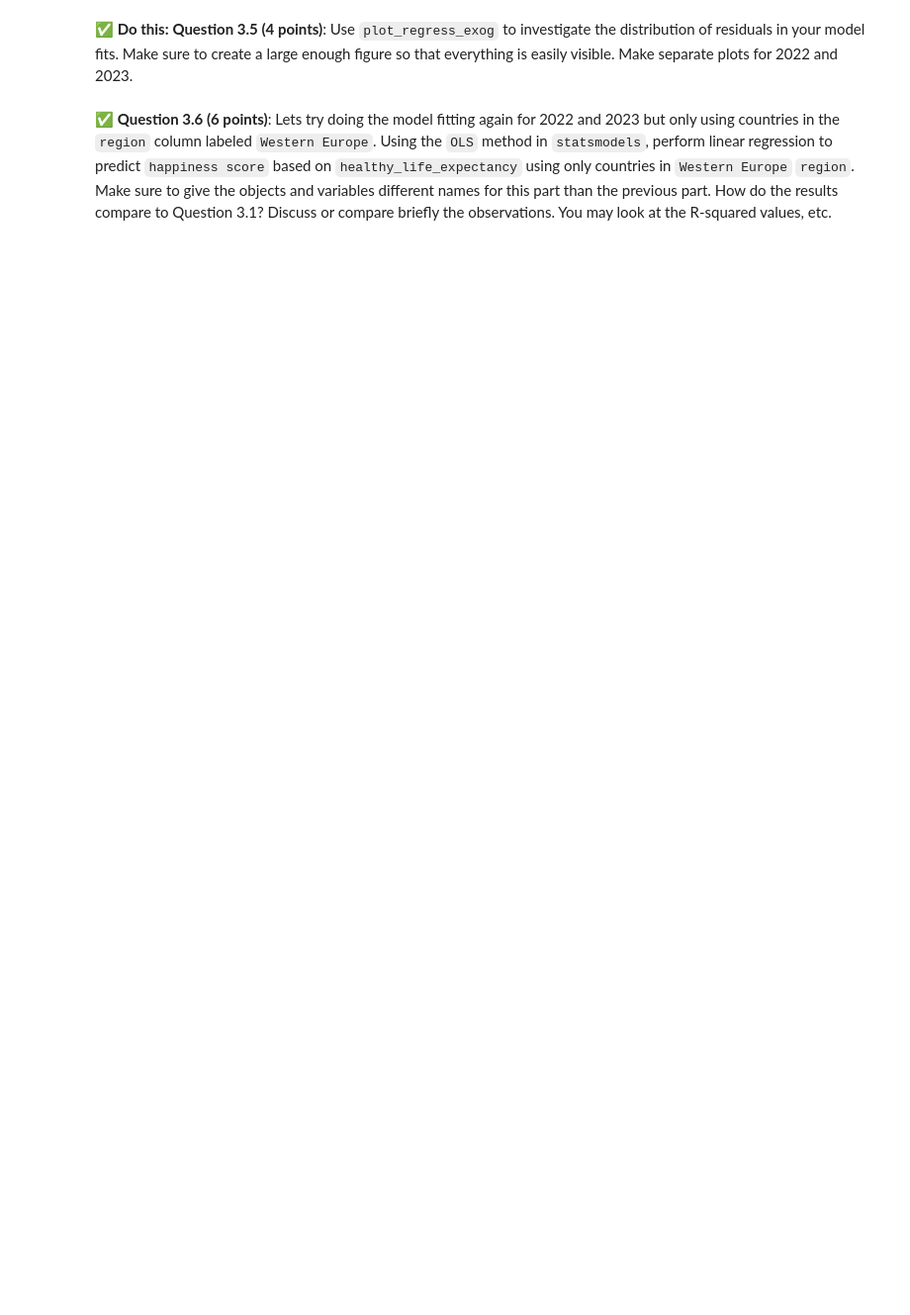
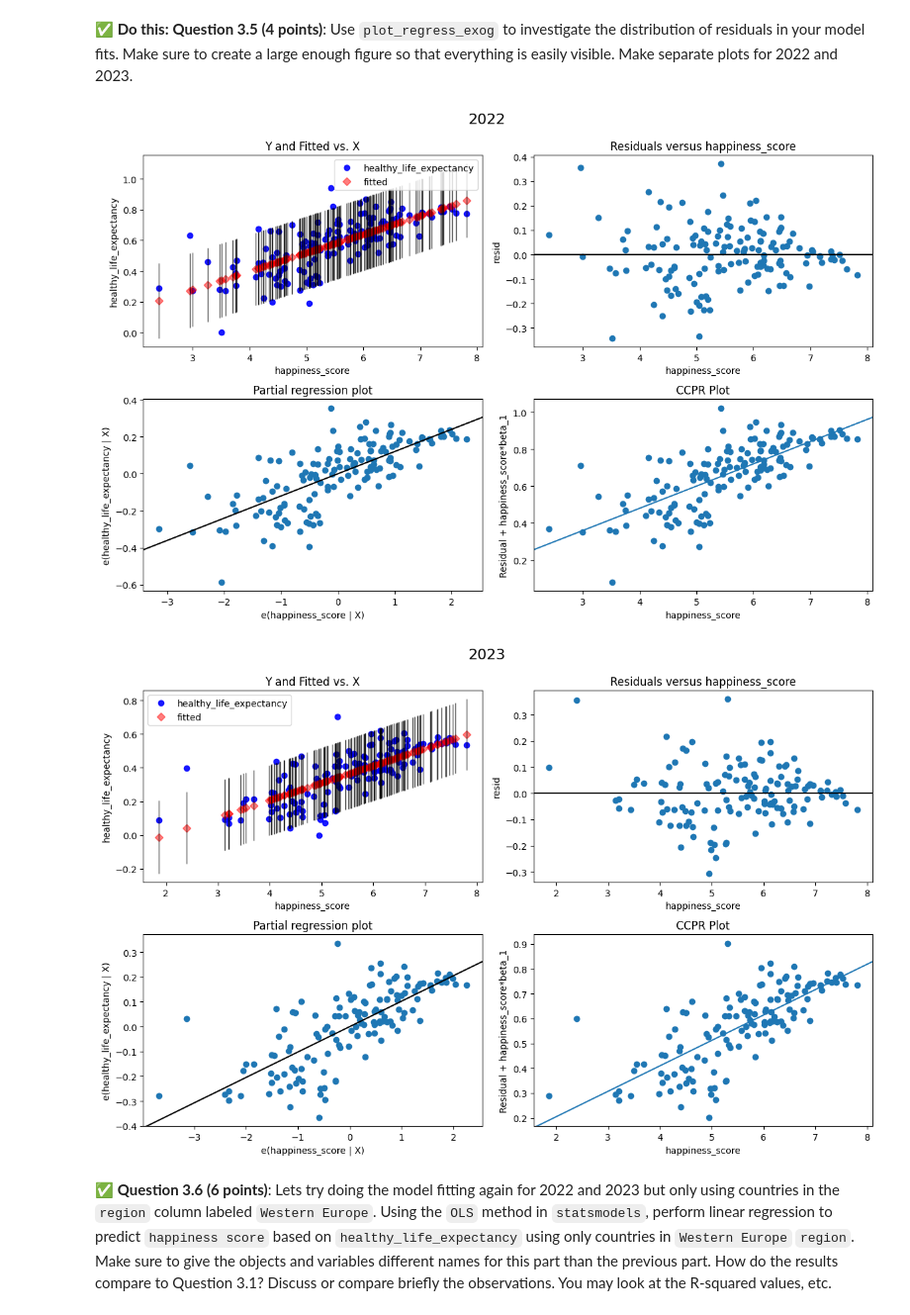
Before and after one commit to Brendanhhh/cmse202-s24-turnin, a Jupyter notebook: HW-03/HW-03_Regression-S24-STUDENT.ipynb, the cells around one changed output. Shown at 99% size. Saved outputs shown, nothing was run; the diff lists cells and outputs as text; code cells hidden in the pictures; blank space fills up the shorter version.

```diff
--- a/HW-03/HW-03_Regression-S24-STUDENT.ipynb
+++ b/HW-03/HW-03_Regression-S24-STUDENT.ipynb
@@ -270,2 +270,17 @@ ValueError: x and y must be the same size
+# %%
+# Put code here.
+import statsmodels.api as sm
+from statsmodels.graphics.regressionplots import plot_regress_exog
+
+fig = plt.figure(figsize=(12, 8))
+fig = plot_regress_exog(model_2022_clean, 1, fig=fig)
+fig.suptitle('2022', fontsize=16)
+fig = plt.figure(figsize=(12, 8))
+fig = plot_regress_exog(model_2023_clean, 1, fig=fig)
+fig.suptitle('2023', fontsize=16)
+plt.show()
+# %% [output]
+[figure, added]
+[figure, added]
 # %% [markdown]
 &#9989;  **Question 3.6 (6 points)**: Lets try doing the model fitting again for 2022 and 2023 but only using countries in the `region` column labeled `Western Europe`. Using the `OLS` method in `statsmodels`, perform linear regression to predict `happiness score` based on `healthy_life_expectancy` using only countries in `Western Europe` `region`. Make sure to give the objects and variables different names for this part than the previous part. How do the results compare to Question 3.1? Discuss or compare briefly the observations. You may look at the R-squared values, etc.
```
Also changed, not shown: parts of 16 cells of this notebook, 1 other file.
